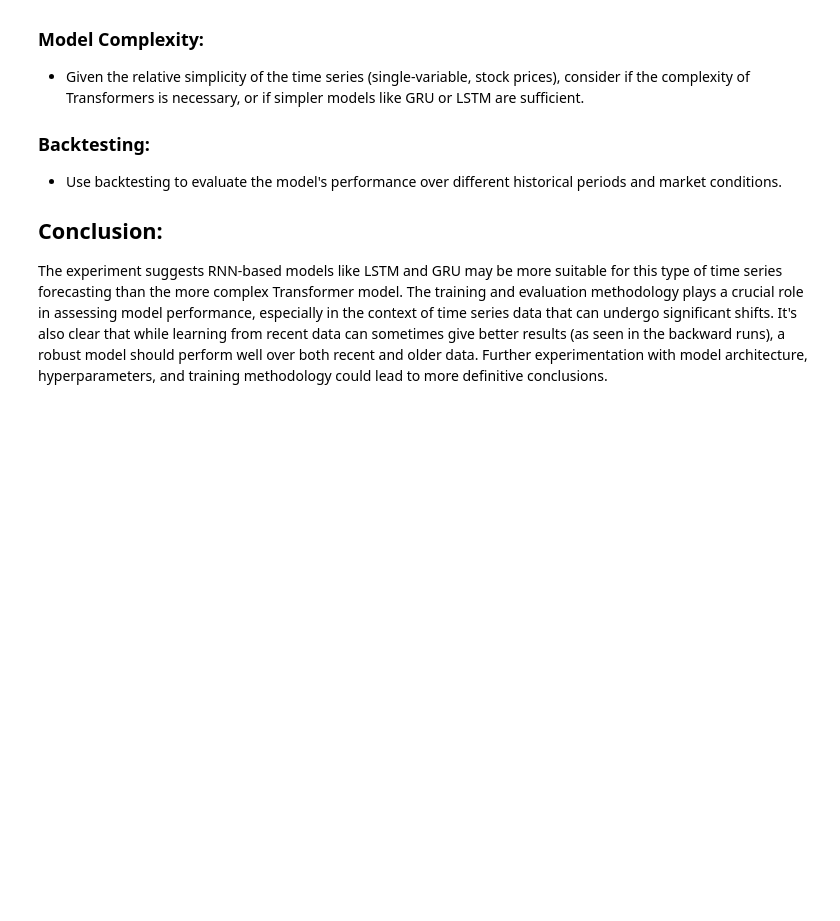
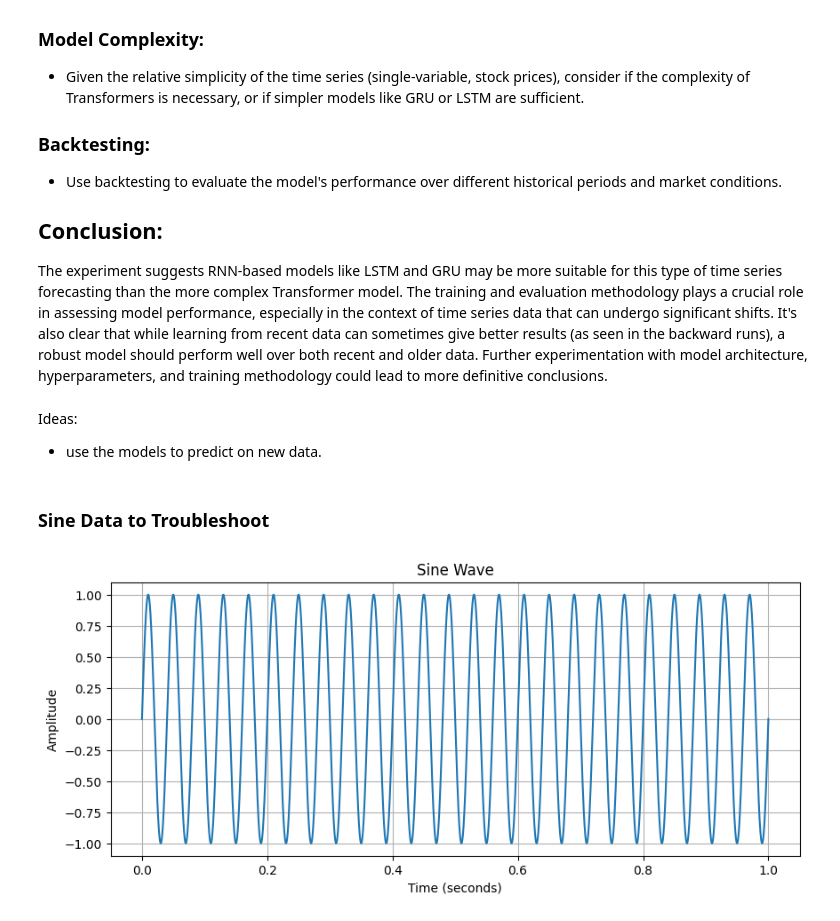
Before and after one commit to ChrisGuarino/PastPredict, a Jupyter notebook: chris/experiment_1.ipynb, the cells around one changed output. Drawn from its saved outputs; the diff is of its cells as text; code cells hidden in the pictures; blank space fills up the shorter version.

```diff
--- a/chris/experiment_1.ipynb
+++ b/chris/experiment_1.ipynb
@@ -600,3 +616,41 @@ You know what I am struggling with. Becasue this time series data is heavily inf
 ## Conclusion:
 
 The experiment suggests RNN-based models like LSTM and GRU may be more suitable for this type of time series forecasting than the more complex Transformer model. The training and evaluation methodology plays a crucial role in assessing model performance, especially in the context of time series data that can undergo significant shifts. It's also clear that while learning from recent data can sometimes give better results (as seen in the backward runs), a robust model should perform well over both recent and older data. Further experimentation with model architecture, hyperparameters, and training methodology could lead to more definitive conclusions.
+# %% [markdown]
+Ideas:
+- use the models to predict on new data.
+# %% [markdown]
+### Sine Data to Troubleshoot
+# %%
+import numpy as np
+import pandas as pd
+import matplotlib.pyplot as plt
+
+# Parameters
+amplitude = 1       # Amplitude of the sine wave
+frequency = 25      # Frequency of the sine wave
+num_points = 10000  # Number of data points
+duration = 1       # Duration in seconds over which the sine wave spans
+
+# Generate time array (x values) from 0 to duration
+x = np.linspace(0, duration, num_points)
+
+# Generate Sine Wave, adjusting the formula to fit the frequency and duration
+y = amplitude * np.sin(2 * np.pi * frequency * x / duration)
+
+# Create DataFrame
+sine_data = pd.DataFrame({
+    'Time': x,
+    'Amplitude': y
+})
+
+# Plotting
+plt.figure(figsize=(10, 4))
+plt.plot(data['Time'], data['Amplitude'])
+plt.title('Sine Wave')
+plt.xlabel('Time (seconds)')
+plt.ylabel('Amplitude')
+plt.grid(True)
+plt.show()
+# %% [output]
+[figure, added]
```
Also changed, not shown: parts of 14 cells of this notebook.
